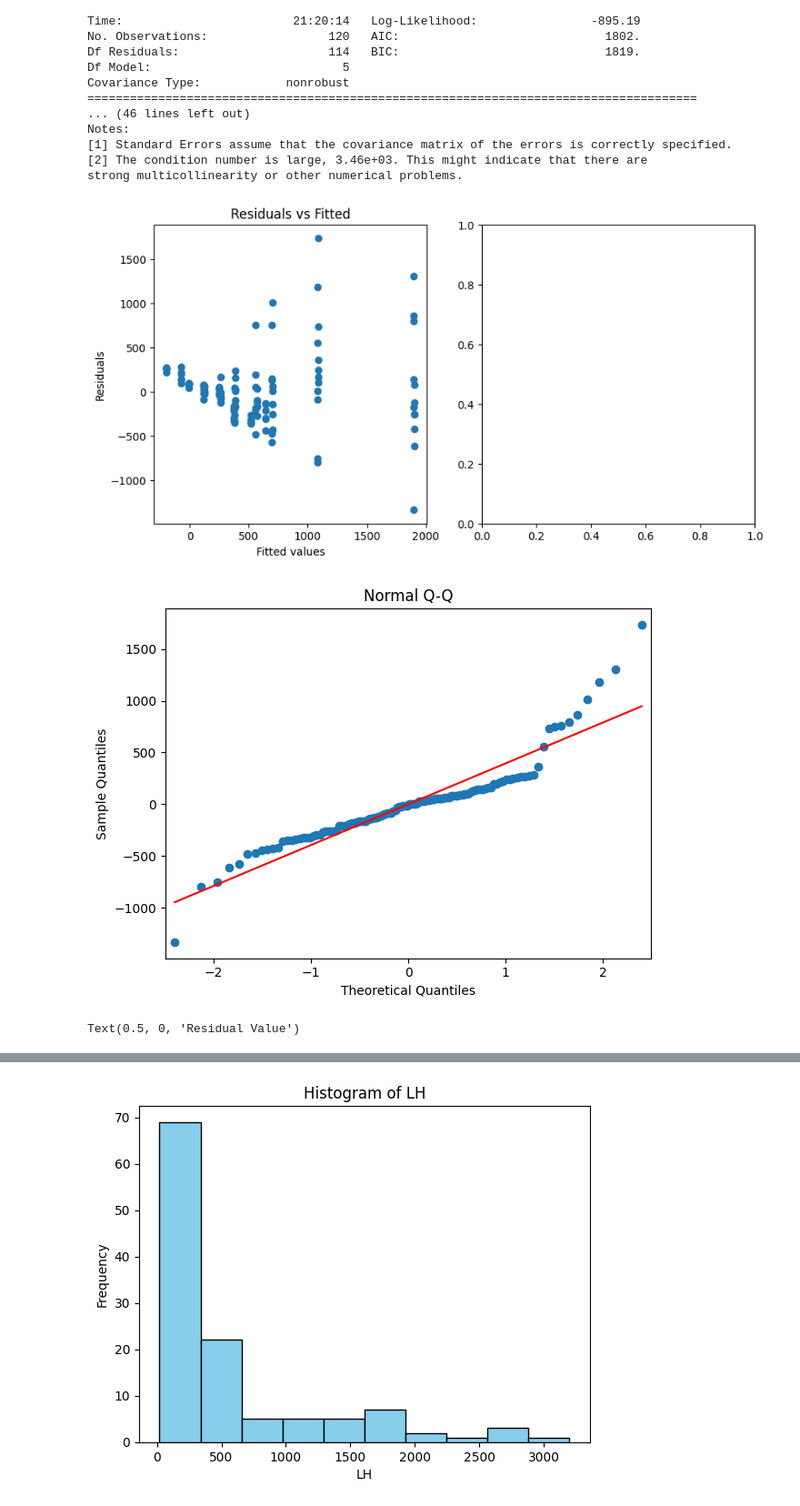
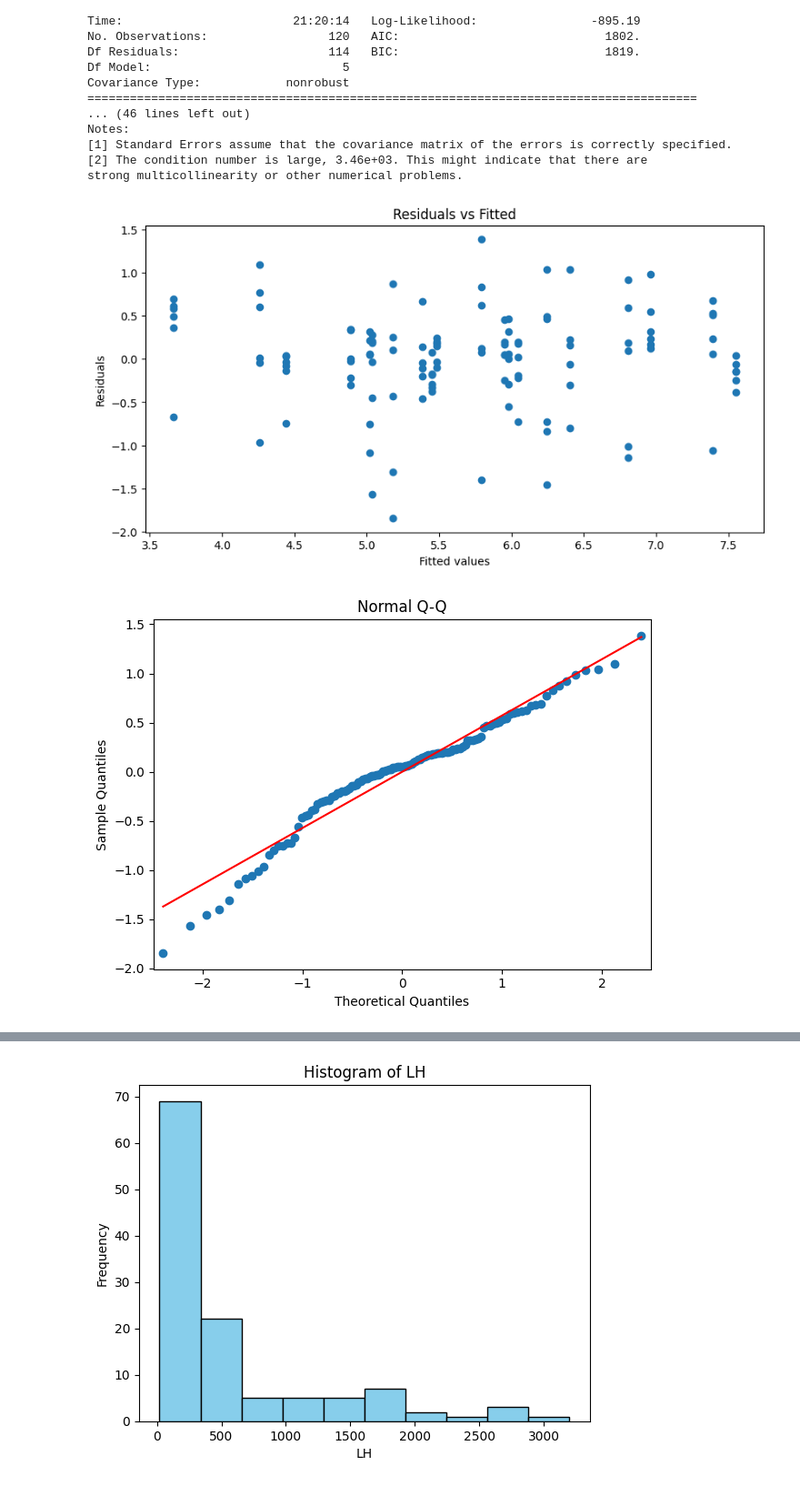
Before and after one commit to chuckrak/StatsResearch, a Jupyter notebook: p3/work.ipynb, the cells around one changed output, grey strips where cells are left out. Shown at 91% size. Saved outputs shown, nothing was run; the diff lists cells and outputs as text; code cells hidden in the pictures.

```diff
--- a/p3/work.ipynb
+++ b/p3/work.ipynb
@@ -209,30 +209,31 @@ strong multicollinearity or other numerical problems.
 # %%
 #TODO: examine residual plots, determine if log necessary.
 
-# Get the fitted values and residuals
-fitted_values = interaction_model.fittedvalues
-residuals = interaction_model.resid
 
 # Plot residuals versus fitted values
 plt.figure(figsize=(10, 5))
-plt.subplot(1, 2, 1)
-plt.scatter(fitted_values, residuals)
+plt.scatter(interaction_model_log.fittedvalues, interaction_model_log.resid)
 plt.xlabel('Fitted values')
 plt.ylabel('Residuals')
 plt.title('Residuals vs Fitted')
 
 # Plot Normal-QQ plot
-plt.subplot(1, 2, 2)
-sm.qqplot(residuals, line='s')
+sm.qqplot(interaction_model_log.resid, line='s')
 plt.title('Normal Q-Q')
 plt.tight_layout()
 plt.show()
 
 
-plt.hist(residuals, bins = 10)
-plt.title('Histogram of Residuals')
+plt.hist(interaction_model.resid, bins = 10)
+plt.title('Residuals for Model: LH vs Independent')
 plt.xlabel('Residual Value')
+
+plt.show()
+
+plt.hist(interaction_model_log.resid, bins = 10)
+plt.title('Residuals for Model: Log(LH) vs Independent')
+plt.xlabel('Residual Value')
+plt.show()
 # %% [output]
-[figure, old version]
+[figure, new version]
-[figure, old version]
+[figure, new version]
-Text(0.5, 0, 'Residual Value')
```
Also changed, not shown: parts of 1 cell of this notebook.
